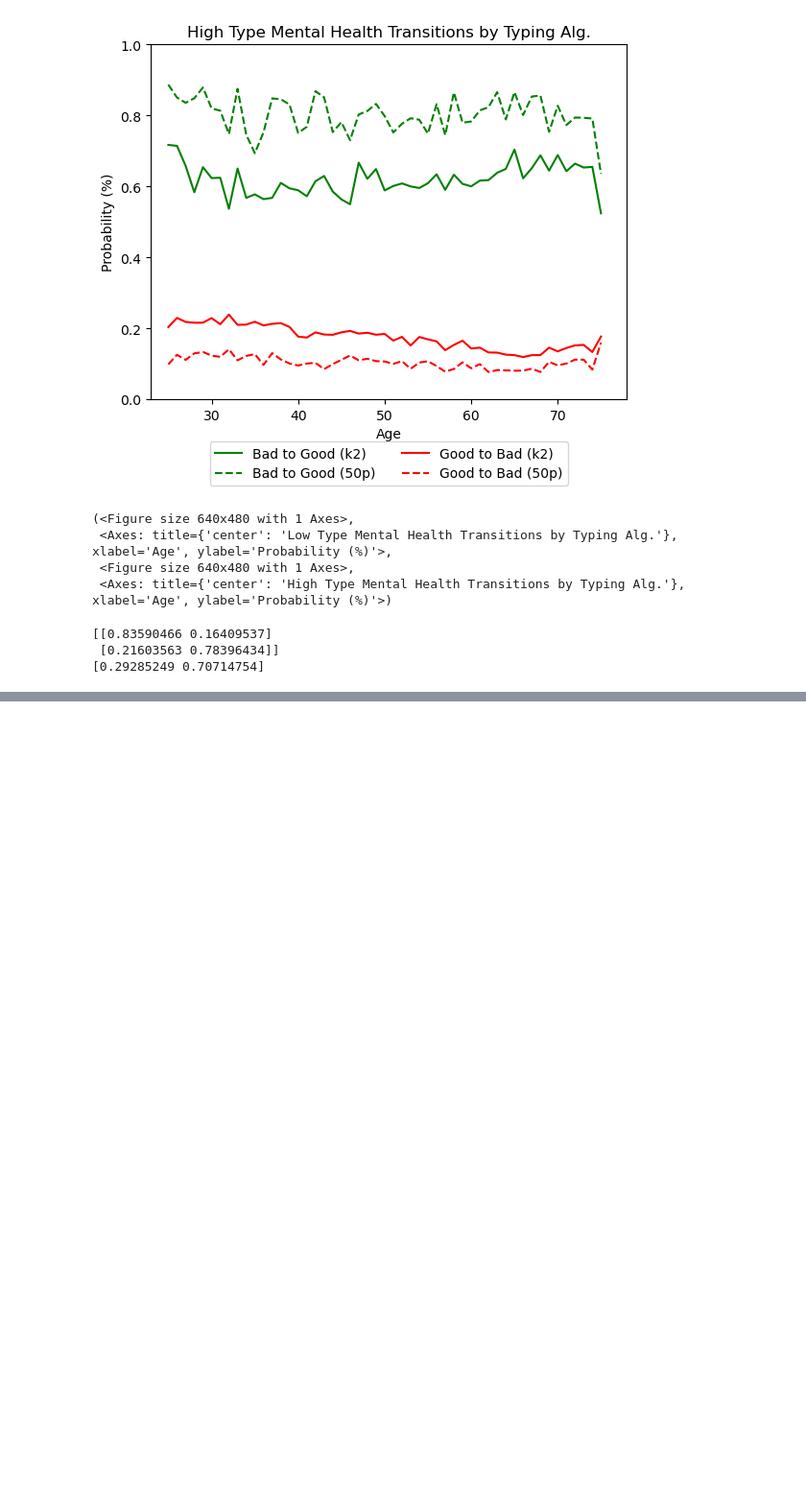
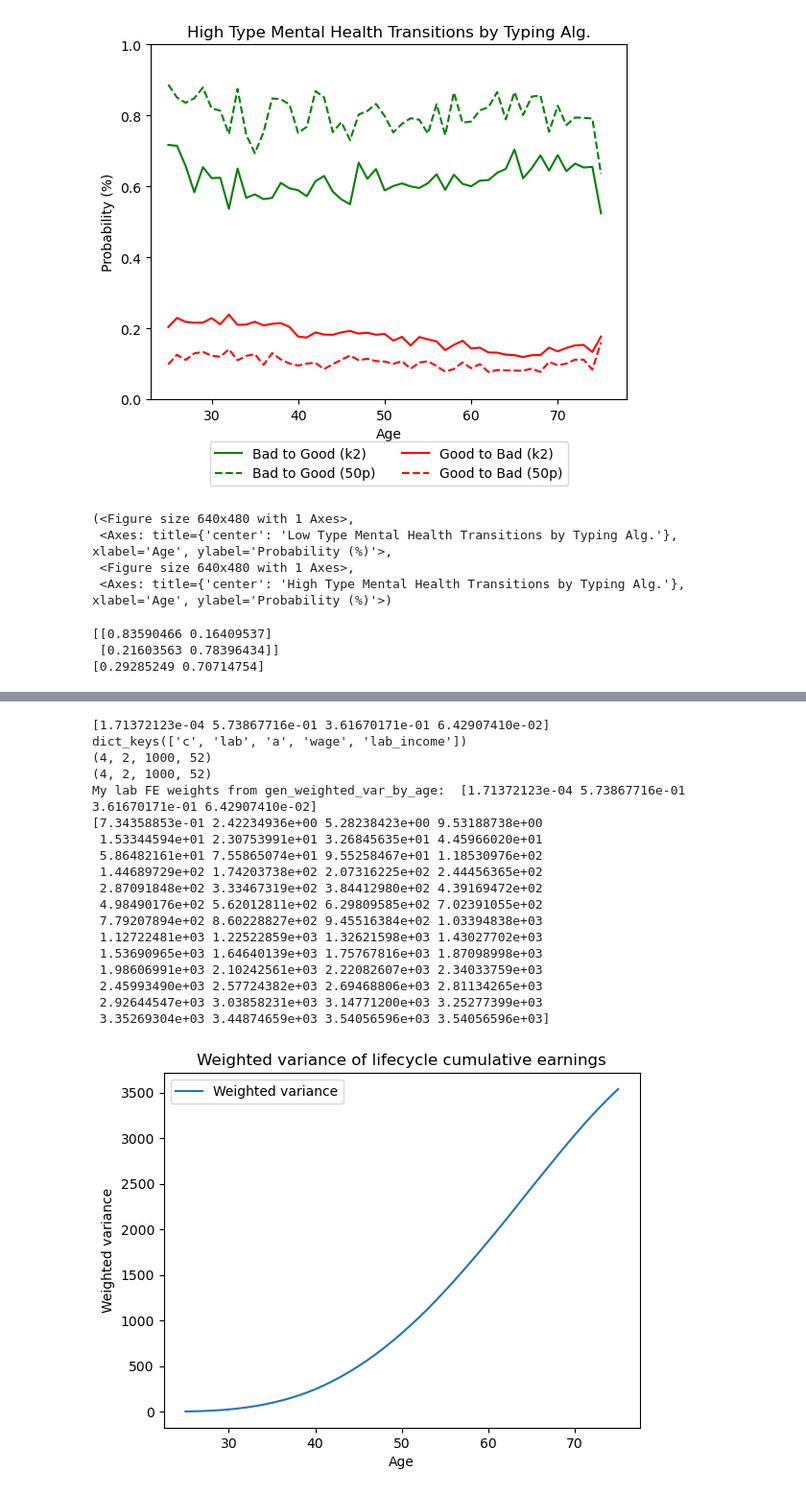
Before and after one commit to bboyajian253/discrete_lab_lc_model, a Jupyter notebook: my_code/model_uncert/code/table_maker_08_29_24.ipynb, the cells around one changed output, grey strips where cells are left out. Shown at 96% size. Drawn from its saved outputs; the diff is of its cells as text; code cells hidden in the pictures; blank space fills up the shorter version.

```diff
--- a/my_code/model_uncert/code/table_maker_08_29_24.ipynb
+++ b/my_code/model_uncert/code/table_maker_08_29_24.ipynb
@@ -376,0 +195,12 @@ mean_targ 12.664071 sd_targ 3.1353517
+# %%
+import time
+#run stuff here
+start_time = time.perf_counter()
+print("Running main")
+main_path = "C:/Users/Ben/My Drive/PhD/PhD Year 3/3rd Year Paper/Model/My Code/MH_Model/my_code/model_uncert/"
+
+# trans_path = main_path + "input/MH_trans/MH_trans_by_MH_clust_k2_age.csv"
+trans_path = main_path + "input/k-means/MH_trans_by_MH_clust_age.csv"
+# of_name = "output"
+of_name = None
+sols, sims, myPars = main_io(out_folder_name = of_name, H_trans_path = trans_path)
@@ -376,0 +302,37 @@ mean_targ 12.664071 sd_targ 3.1353517
+# %%
+lab_fe_weights = myPars.lab_FE_weights
+print(lab_fe_weights)
+print(sims.keys())
+sim_earnings = sims["lab_income"]
+print(sim_earnings.shape)
+# print(sim_earnings[0,0,0,:])
+#cumulatively sum the earnings so that each element is the total earnings up to that time
+# the last dimension is the time dimension
+cum_earnings = np.cumsum(sim_earnings, axis = -1)
+print(cum_earnings.shape)
+# print(cum_earnings[0,0,0,:])
+
+var_by_age = weighted_var_by_age_log(myPars, cum_earnings)
+print(var_by_age)
+
+plot_weighted_var_by_age(myPars, var_by_age)
+# %% [output]
+[1.71372123e-04 5.73867716e-01 3.61670171e-01 6.42907410e-02]
+dict_keys(['c', 'lab', 'a', 'wage', 'lab_income'])
+(4, 2, 1000, 52)
+(4, 2, 1000, 52)
+My lab FE weights from gen_weighted_var_by_age:  [1.71372123e-04 5.73867716e-01 3.61670171e-01 6.42907410e-02]
+[7.34358853e-01 2.42234936e+00 5.28238423e+00 9.53188738e+00
+ 1.53344594e+01 2.30753991e+01 3.26845635e+01 4.45966020e+01
+ 5.86482161e+01 7.55865074e+01 9.55258467e+01 1.18530976e+02
+ 1.44689729e+02 1.74203738e+02 2.07316225e+02 2.44456365e+02
+ 2.87091848e+02 3.33467319e+02 3.84412980e+02 4.39169472e+02
+ 4.98490176e+02 5.62012811e+02 6.29809585e+02 7.02391055e+02
+ 7.79207894e+02 8.60228827e+02 9.45516384e+02 1.03394838e+03
+ 1.12722481e+03 1.22522859e+03 1.32621598e+03 1.43027702e+03
+ 1.53690965e+03 1.64640139e+03 1.75767816e+03 1.87098998e+03
+ 1.98606991e+03 2.10242561e+03 2.22082607e+03 2.34033759e+03
+ 2.45993490e+03 2.57724382e+03 2.69468806e+03 2.81134265e+03
+ 2.92644547e+03 3.03858231e+03 3.14771200e+03 3.25277399e+03
+ 3.35269304e+03 3.44874659e+03 3.54056596e+03 3.54056596e+03]
+[figure, added]
```
Also changed, not shown: parts of 7 cells of this notebook, 39 other files.
